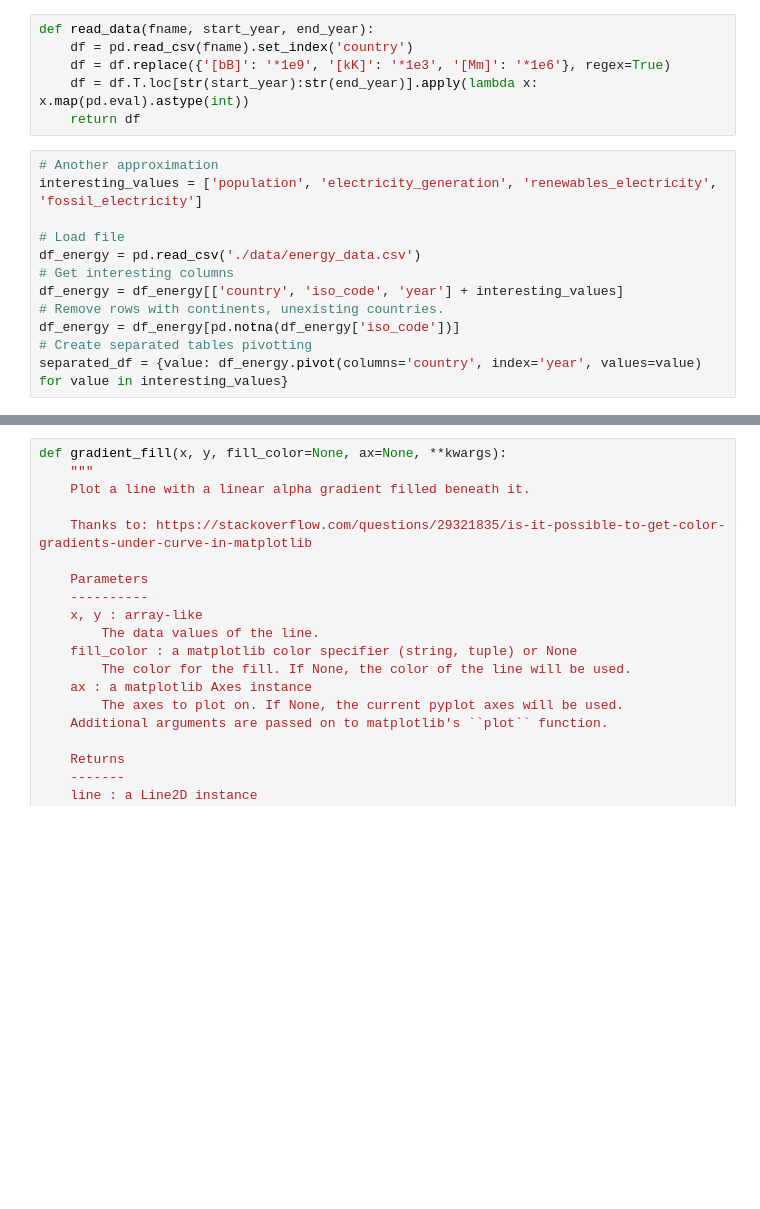
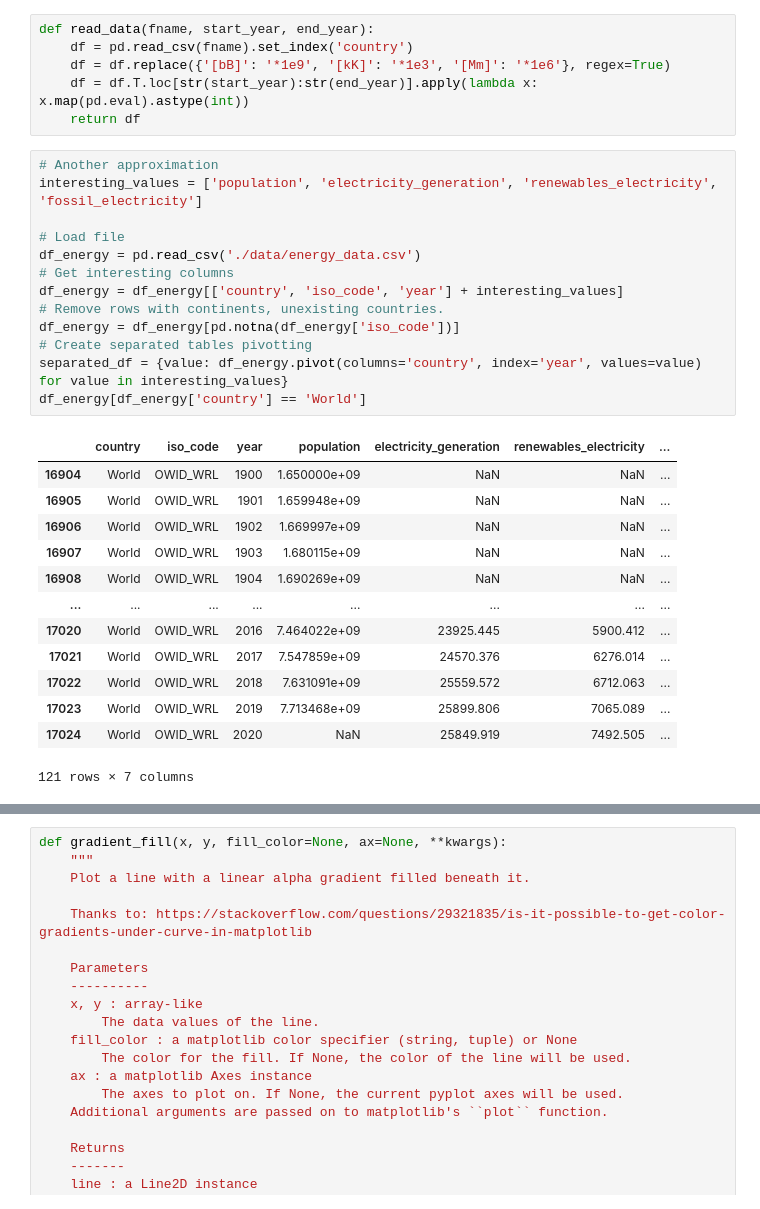
Before and after one commit to txemaotero/global_energy_consumtion, a Jupyter notebook: playing_with_data.ipynb, the cells around one changed output, grey strips where cells are left out. Cells and saved outputs as stored; diff of their text form; blank space fills up the shorter version.

```diff
--- a/playing_with_data.ipynb
+++ b/playing_with_data.ipynb
@@ -27,12 +27,27 @@ def read_data(fname, start_year, end_year):
 # %%
 # Another approximation
 interesting_values = ['population', 'electricity_generation', 'renewables_electricity', 'fossil_electricity']
 
 # Load file
 df_energy = pd.read_csv('./data/energy_data.csv')
 # Get interesting columns
 df_energy = df_energy[['country', 'iso_code', 'year'] + interesting_values]
 # Remove rows with continents, unexisting countries.
 df_energy = df_energy[pd.notna(df_energy['iso_code'])]
 # Create separated tables pivotting
 separated_df = {value: df_energy.pivot(columns='country', index='year', values=value) for value in interesting_values}
+df_energy[df_energy['country'] == 'World']
+# %% [output]
+|  | country | iso_code | year | population | electricity_generation | renewables_electricity | ... |
+| 16904 | World | OWID_WRL | 1900 | 1.650000e+09 | NaN | NaN | ... |
+| 16905 | World | OWID_WRL | 1901 | 1.659948e+09 | NaN | NaN | ... |
+| 16906 | World | OWID_WRL | 1902 | 1.669997e+09 | NaN | NaN | ... |
+| 16907 | World | OWID_WRL | 1903 | 1.680115e+09 | NaN | NaN | ... |
+| 16908 | World | OWID_WRL | 1904 | 1.690269e+09 | NaN | NaN | ... |
+| ... | ... | ... | ... | ... | ... | ... | ... |
+| 17020 | World | OWID_WRL | 2016 | 7.464022e+09 | 23925.445 | 5900.412 | ... |
+| 17021 | World | OWID_WRL | 2017 | 7.547859e+09 | 24570.376 | 6276.014 | ... |
+| 17022 | World | OWID_WRL | 2018 | 7.631091e+09 | 25559.572 | 6712.063 | ... |
+| 17023 | World | OWID_WRL | 2019 | 7.713468e+09 | 25899.806 | 7065.089 | ... |
+| 17024 | World | OWID_WRL | 2020 | NaN | 25849.919 | 7492.505 | ... |
+121 rows × 7 columns
```
Also changed, not shown: parts of 5 cells of this notebook, 1 other file.
